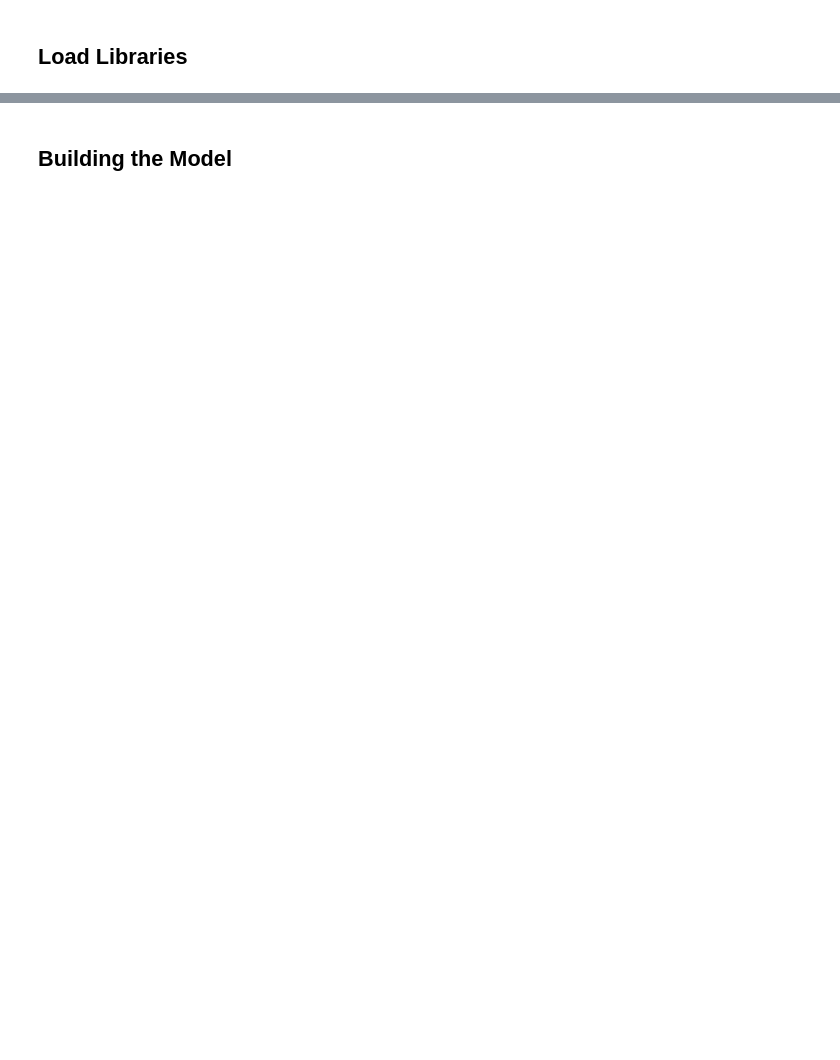
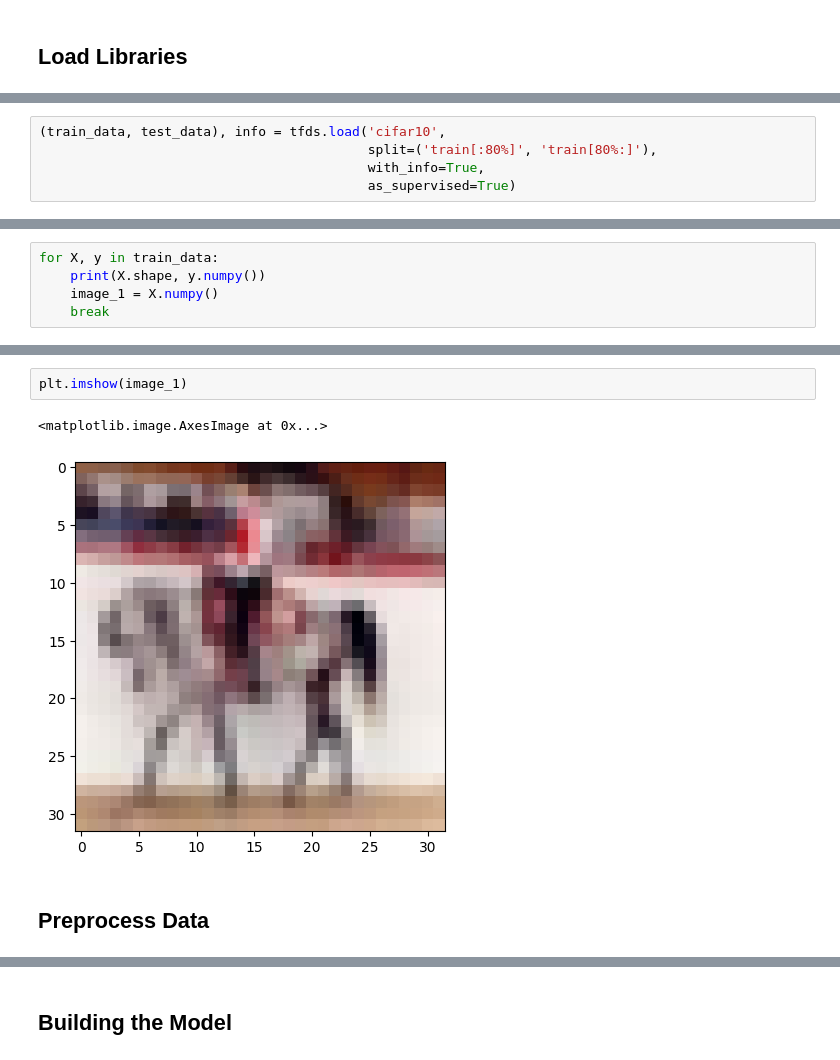
Before and after one commit to maxellmilay/mobilenet, a Jupyter notebook: training.ipynb, the cells around one changed output, grey strips where cells are left out. Cells and saved outputs as stored; diff of their text form; blank space fills up the shorter version.

```diff
--- a/training.ipynb
+++ b/training.ipynb
@@ -37,0 +57,5 @@ from tensorflow.keras import Model
+# %%
+(train_data, test_data), info = tfds.load('cifar10',
+                                          split=('train[:80%]', 'train[80%:]'),
+                                          with_info=True,
+                                          as_supervised=True)
@@ -37,0 +68,5 @@ from tensorflow.keras import Model
+# %%
+for X, y in train_data:
+    print(X.shape, y.numpy())
+    image_1 = X.numpy()
+    break
@@ -37,0 +76,7 @@ from tensorflow.keras import Model
+# %%
+plt.imshow(image_1)
+# %% [output]
+<matplotlib.image.AxesImage at 0x...>
+[figure, added]
+# %% [markdown]
+## Preprocess Data
```
Also changed, not shown: parts of 20 cells of this notebook.
